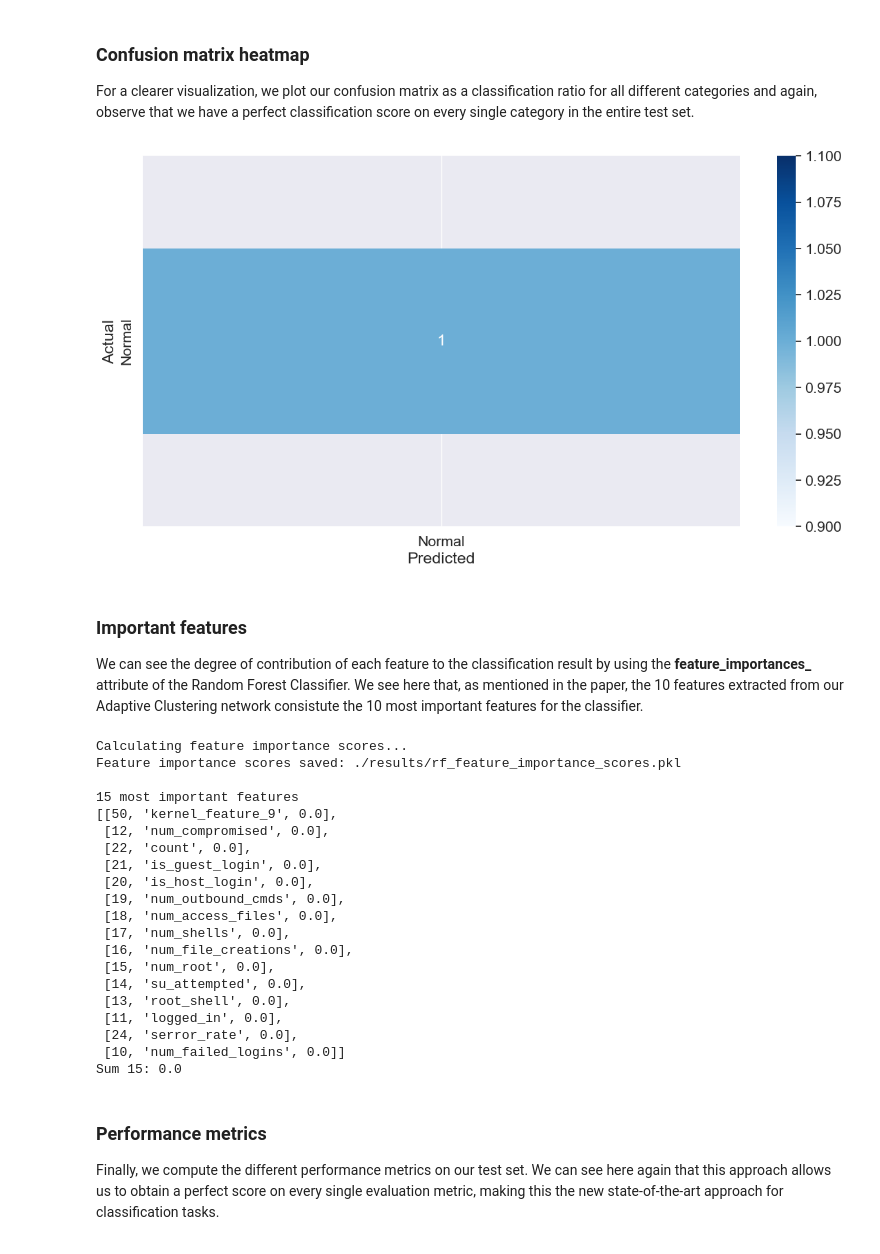
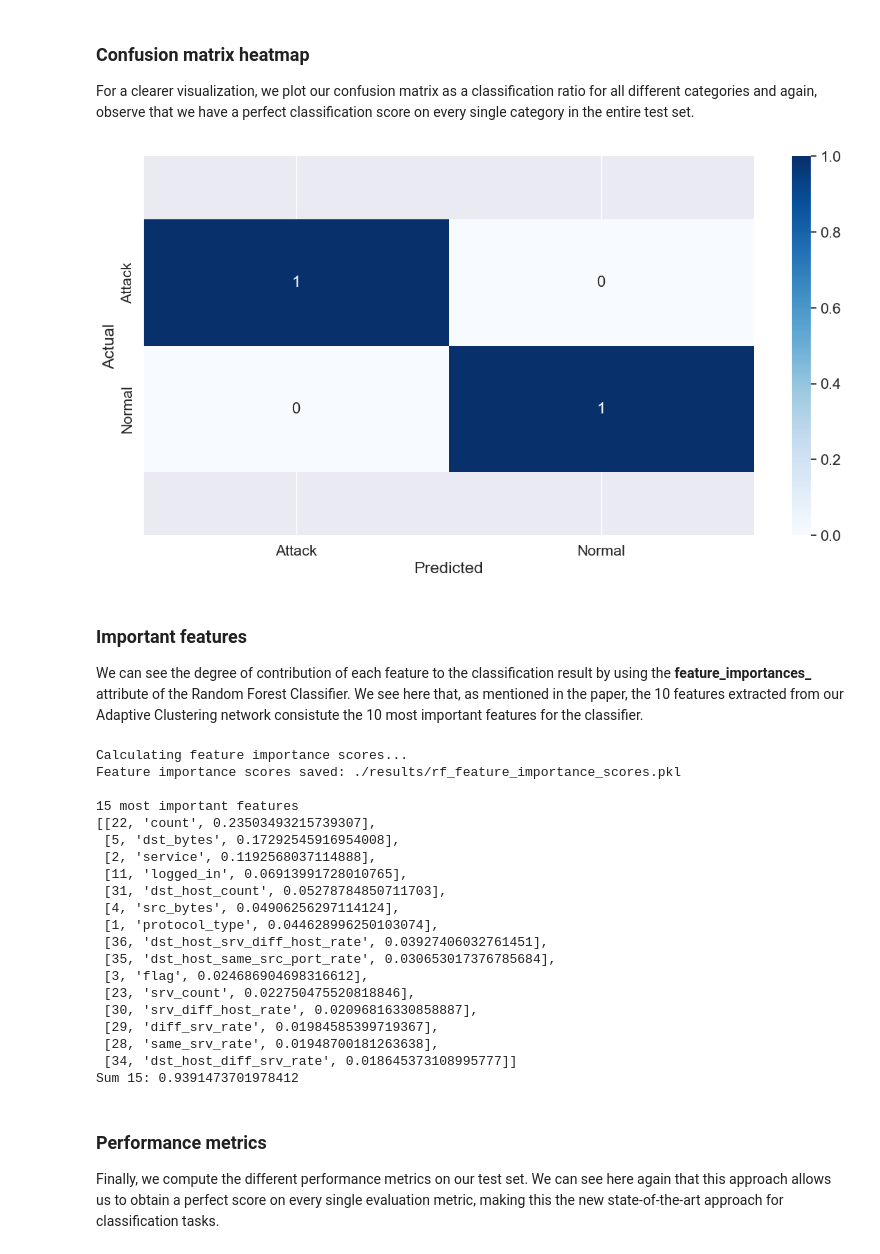
Before and after one commit to MaximeVannier27/Code_PIR, a Jupyter notebook: Maxime_ACID/IDS.ipynb, the cells around one changed output. Cells and saved outputs as stored; diff of their text form; code cells hidden in the pictures.

```diff
--- a/Maxime_ACID/IDS.ipynb
+++ b/Maxime_ACID/IDS.ipynb
@@ -122,13 +122,9 @@ def train(X, y, lr=1e-4):
     model_ = AdaptiveClustering(encoder_dims=[500, 200, 50], n_kernels=len(categories), kernel_size=10)
     model_.train()
 
-    if torch.cuda.is_available():
-        model_ = model_.cuda()
-        X = X.cuda()
-        y = y.cuda()
 
     ds = Dataset(X, y)
-    dl = DataLoader(ds, batch_size=batch_size, shuffle=True, num_workers=16)
+    dl = DataLoader(ds, batch_size=batch_size, shuffle=True, num_workers=8)
 
     n_epoch = 2
     optimizer = None
@@ -138,24 +134,19 @@ def train(X, y, lr=1e-4):
 
         for x, labels_ in dl:
             model_.zero_grad()
-            print("---1---")
             _ = model_(x, labels_)
-            print("---2---")
             if optimizer is None:
                 optimizer = torch.optim.Adam(model_.parameters(), lr=lr)
-            print("---3---")
+
             loss = model_.loss()
             loss_value = loss.item()
-            print("---4---")
+
             iteration_losses.append(loss_value)
-            print("---5---")
+
             loss.backward()
             optimizer.step()
 
         print(f"Iteration {i} | Loss {np.mean(iteration_losses)}")
-        if np.mean(iteration_losses) < 1:
-            print(f"Early stop triggered at: Iteration {i}")
-            break
 
     model_.eval()
     return model_
@@ -416,20 +422,20 @@ For a clearer visualization, we plot our confusion matrix as a classification ra
 # %%
 import matplotlib.pyplot as plt
 %matplotlib inline
 import seaborn as sns
 
 df_cm =  pd.crosstab(y_actu, y_pred, rownames=['Actual'], colnames=['Predicted'],
                            dropna=False, margins=False, normalize='index').round(4)
 plt.figure(figsize = (14,7))
-sns.set(font_scale=1.4)
+sns.set_theme(font_scale=1.4)
 sns.heatmap(df_cm, cmap="Blues", annot=True, annot_kws={"size": 16})
 b, t = plt.ylim()
 b += 0.5
 t -= 0.5
 plt.ylim(b, t)
 plt.show()
 # %% [output]
-[figure, old version]
+[figure, new version]
 # %% [markdown]
 ### Important features
 
@@ -458,22 +464,22 @@ Calculating feature importance scores...
 Feature importance scores saved: ./results/rf_feature_importance_scores.pkl
 
 15 most important features
-[[50, 'kernel_feature_9', 0.0],
- [12, 'num_compromised', 0.0],
- [22, 'count', 0.0],
- [21, 'is_guest_login', 0.0],
- [20, 'is_host_login', 0.0],
- [19, 'num_outbound_cmds', 0.0],
- [18, 'num_access_files', 0.0],
- [17, 'num_shells', 0.0],
- [16, 'num_file_creations', 0.0],
- [15, 'num_root', 0.0],
- [14, 'su_attempted', 0.0],
- [13, 'root_shell', 0.0],
- [11, 'logged_in', 0.0],
- [24, 'serror_rate', 0.0],
- [10, 'num_failed_logins', 0.0]]
-Sum 15: 0.0
+[[22, 'count', 0.23503493215739307],
+ [5, 'dst_bytes', 0.17292545916954008],
+ [2, 'service', 0.1192568037114888],
+ [11, 'logged_in', 0.06913991728010765],
+ [31, 'dst_host_count', 0.05278784850711703],
+ [4, 'src_bytes', 0.04906256297114124],
+ [1, 'protocol_type', 0.044628996250103074],
+ [36, 'dst_host_srv_diff_host_rate', 0.03927406032761451],
+ [35, 'dst_host_same_src_port_rate', 0.030653017376785684],
+ [3, 'flag', 0.024686904698316612],
+ [23, 'srv_count', 0.022750475520818846],
+ [30, 'srv_diff_host_rate', 0.02096816330858887],
+ [29, 'diff_srv_rate', 0.01984585399719367],
+ [28, 'same_srv_rate', 0.01948700181263638],
+ [34, 'dst_host_diff_srv_rate', 0.018645373108995777]]
+Sum 15: 0.9391473701978412
 # %% [markdown]
 ### Performance metrics
 
```
Also changed, not shown: parts of 9 cells of this notebook, 7 other files.
